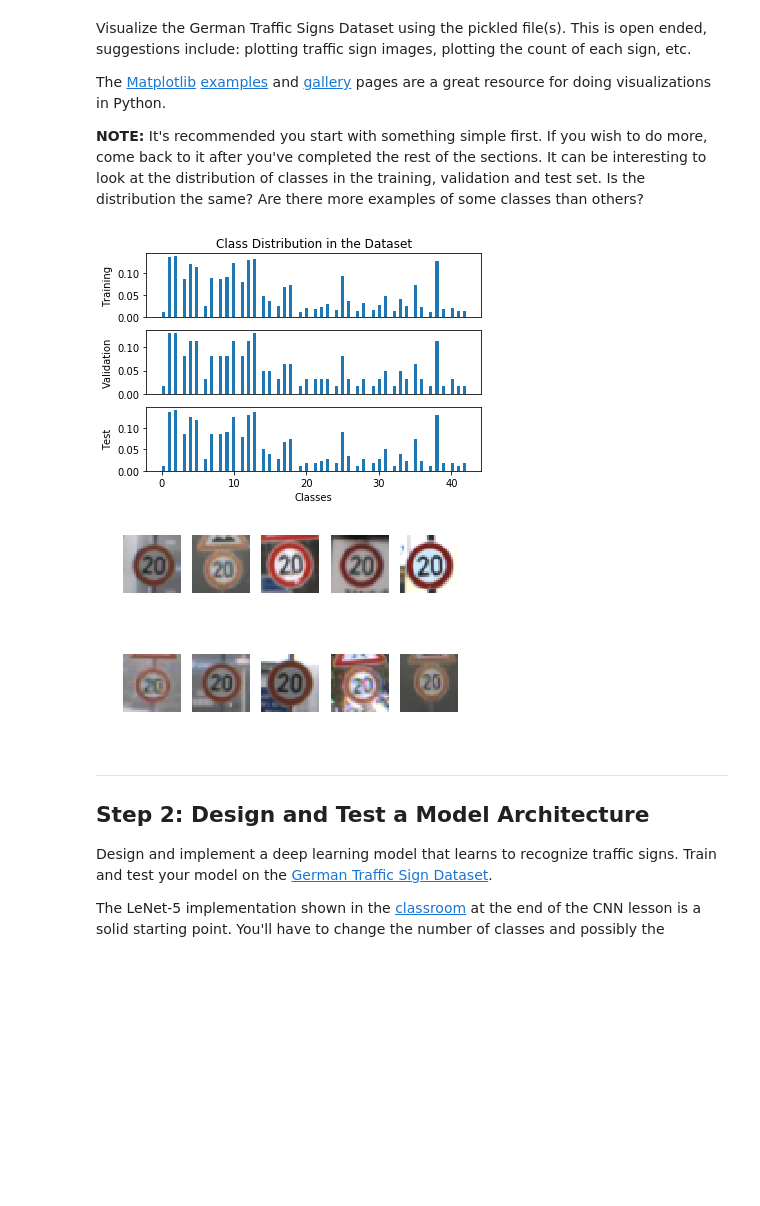
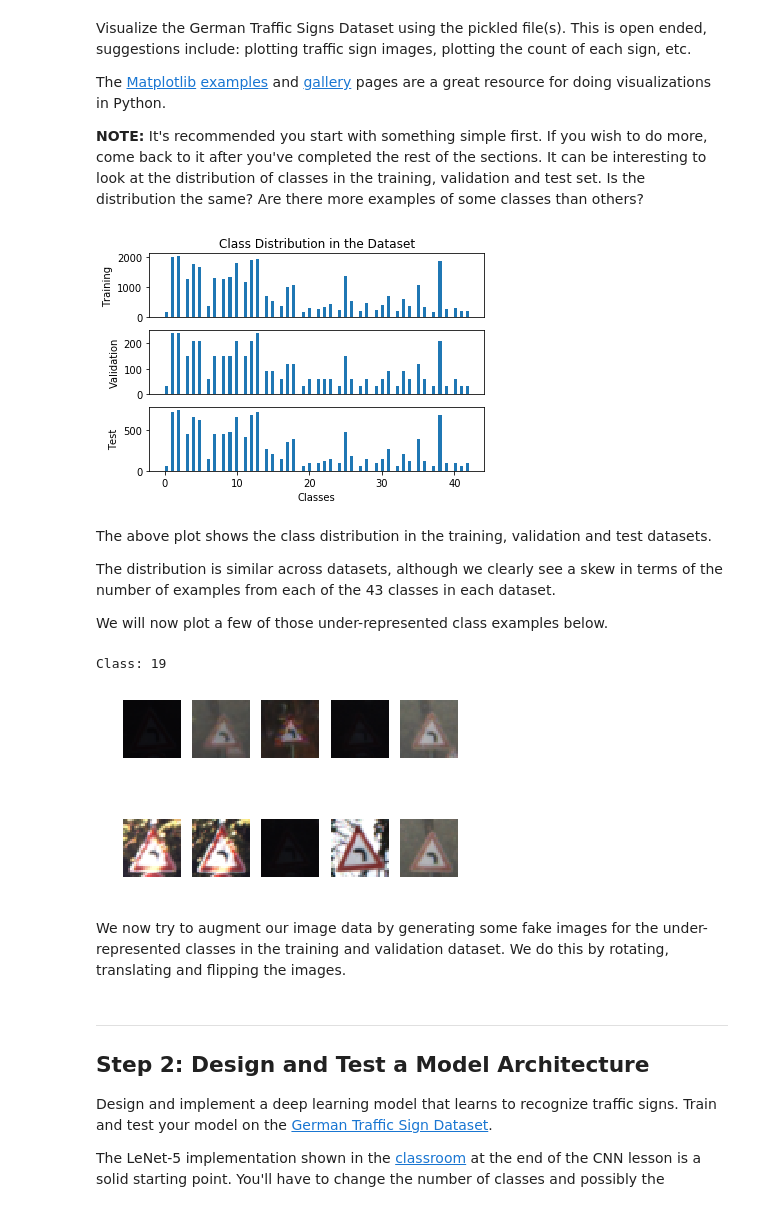
Before and after one commit to agoila/udacity-carnd-P2, a Jupyter notebook: LeNet_Traffic_Sign_Classifier.ipynb, the cells around one changed output. Drawn from its saved outputs; the diff is of its cells as text; code cells hidden in the pictures; blank space fills up the shorter version.

```diff
--- a/LeNet_Traffic_Sign_Classifier.ipynb
+++ b/LeNet_Traffic_Sign_Classifier.ipynb
@@ -102,41 +102,46 @@ from collections import Counter
 import matplotlib.pyplot as plt
 import matplotlib.gridspec as gridspec
 import matplotlib.image as mpimg
 import os
 import cv2
 # Visualizations will be shown in the notebook.
 %matplotlib inline
 
 ## Create counter for each label
 train_counts = Counter(y_train)
 valid_counts = Counter(y_valid)
 test_counts = Counter(y_test)
 
-## Create normed histograms
+## Create histograms
 ## for comparing class distribution
 gs = gridspec.GridSpec(3, 1)
 
 ax1 = plt.subplot(gs[0])
-ax1.hist(y_train, bins=100, normed=1)
+ax1.hist(y_train, bins=100)
 ax1.xaxis.set_visible(False)
 plt.ylabel('Training')
 plt.title('Class Distribution in the Dataset')
 
 ax2 = plt.subplot(gs[1])
-ax2.hist(y_valid, bins=100, normed=1)
+ax2.hist(y_valid, bins=100)
 ax2.xaxis.set_visible(False)
 plt.ylabel('Validation')
 
 ax3 = plt.subplot(gs[2])
-ax3.hist(y_test, bins=100, normed=1)
+ax3.hist(y_test, bins=100)
 plt.ylabel('Test')
 plt.xlabel('Classes')
 plt.show()
 # %% [output]
-[figure, old version]
+[figure, new version]
+# %% [markdown]
+The above plot shows the class distribution in the training, validation and test datasets.
+
+The distribution is similar across datasets, although we clearly see a skew in terms of the number of examples from each of the 43 classes in each dataset.
+
+We will now plot a few of those under-represented class examples below.
 # %%
 ## Print the under-represented classes from each set
-
 from sklearn.utils import shuffle
 
 ## Collect the min number of counts for classes in training and validation sets
@@ -162,8 +167,12 @@ for i in range(10):
     plt.subplot(2, 5, i+1)
     plt.imshow(x_im_train[i])
     plt.axis('off')
+print('Class: {}'.format(im_train_ind))
 # %% [output]
+Class: 19
-[figure, old version]
+[figure, new version]
+# %% [markdown]
+We now try to augment our image data by generating some fake images for the under-represented classes in the training and validation dataset. We do this by rotating, translating and flipping the images.
 # %%
 ## Augment the dataset
 # %% [markdown]
```
Also changed, not shown: parts of 15 cells of this notebook, 14 other files.
